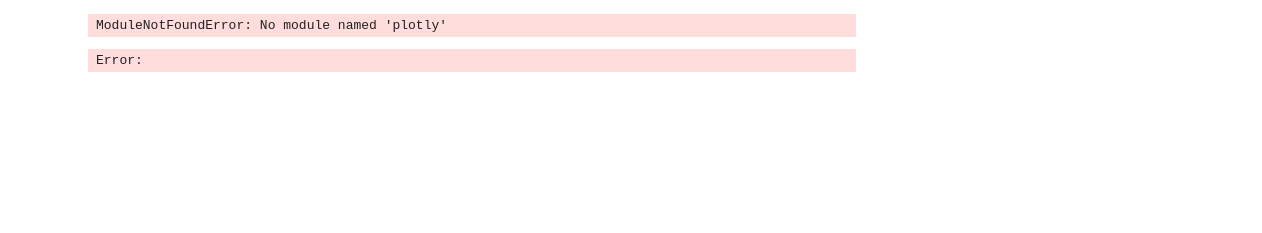
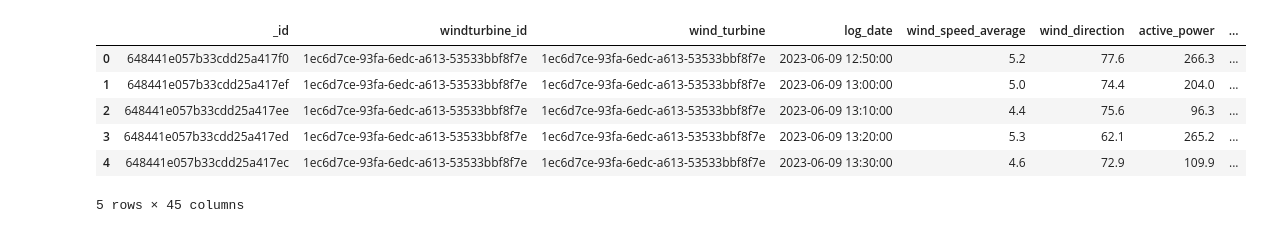
Before and after one commit to NZtalk/Wind-project, a Jupyter notebook: src/scada_graphs.ipynb, the cells around one changed output. Cells and saved outputs as stored; diff of their text form; code cells hidden in the pictures; blank space fills up the shorter version.

Commit message:
scada power graphs by windfarm

```diff
--- a/src/scada_graphs.ipynb
+++ b/src/scada_graphs.ipynb
@@ -3,20 +3,26 @@ import pandas as pd
 from classes.WindAPI import *
 from sqlalchemy import *
 from sqlalchemy.orm import Session
-from create_ref_mariadb import mariadb_connection, windturbines
+from create_ref_mariadb import mariadb_connection, windturbines, windfarms
 from create_ref_mongodb import mongodb_connection
 import pandas as pd
 import plotly.express as px
 from datetime import datetime, timedelta
 import pytz
+
+client_mongodb = mongodb_connection()
+engine_mariadb = mariadb_connection()
-# %% [output]
-ModuleNotFoundError: No module named 'plotly'
 # %%
 def fetch_windturbines_data(engine):
 
     df = pd.read_sql(
     """
-    SELECT wf.windfarm_id, wf.code AS wfCode, wt.windturbine_id, wt.code AS wtCode, wt.last_scada_update
+    SELECT wt.windturbine_id AS wtId,
+        wt.code AS wtCode,
+        wf.windfarm_id AS wfId,
+        wf.code AS wfCode,
+        wf.latitude wfLat,
+        wf.longitude wfLon
     FROM mariadb_itw.windturbines AS wt
     INNER JOIN mariadb_itw.windfarms AS wf
         ON wf.windfarm_id = wt.windfarm_id
@@ -30,25 +36,47 @@ def fetch_windturbines_data(engine):
 
     return df
 
-client_mongodb = mongodb_connection()
-engine_mariadb = mariadb_connection()
-turbinesDF = fetch_windturbines_data(engine_mariadb)
-turbinesDF.head()
+def fetch_windfarms_data(engine):
 
-tz = pytz.timezone('Europe/Paris')
-current_datetime = datetime.now(tz)
-lastday_datetime = current_datetime - timedelta(hours=24)
+    df = pd.read_sql(
+    """
+    SELECT wf.windfarm_id AS wfId,
+        wf.code AS wfCode,
+        wf.latitude wfLat,
+        wf.longitude wfLon
+    FROM mariadb_itw.windfarms AS wf
+    ORDER BY wf.code ASC;
+    """,
+        con=engine
+    )
 
-scada_col = client_mongodb.scada
-scada_data = scada_col.find({
-    "log_date": {'$gte': lastday_datetime}
-}).sort("log_date", 1)
 
-df = pd.DataFrame(list(scada_data))
-
-for turbine in turbinesDF:
-    if (len(df[df['wind_turbine'] == turbine.windturbine_id]) > 0):
-        fig = px.line(df[df['wind_turbine'] == turbine.windturbine_id], x="log_date", y="active_power", title=turbine.wtCode)
-        fig.show()
+    return df
-# %% [output]
-Error:
+# %%
+
+
+turbinesDF = fetch_windturbines_data(engine_mariadb)
+
+tz = pytz.timezone('Europe/Paris')
+current_datetime = datetime.now(tz)
+lastday_datetime = current_datetime - timedelta(hours=24)
+
+scada_col = client_mongodb.scada
+scada_data = scada_col.find({
+    "log_date": {'$gte': lastday_datetime}
+}).sort("log_date", 1)
+
+dfScada = pd.DataFrame(list(scada_data))
+
+dfTurbines = fetch_windturbines_data(engine_mariadb)
+
+dfFinal = dfScada.merge(dfTurbines, left_on="windturbine_id", right_on="wtId")
+dfFinal.head()
+# %% [output]
+|  | _id | windturbine_id | wind_turbine | log_date | wind_speed_average | wind_direction | active_power | ... |
+| 0 | 648441e057b33cdd25a417f0 | 1ec6d7ce-93fa-6edc-a613-53533bbf8f7e | 1ec6d7ce-93fa-6edc-a613-53533bbf8f7e | 2023-06-09 12:50:00 | 5.2 | 77.6 | 266.3 | ... |
+| 1 | 648441e057b33cdd25a417ef | 1ec6d7ce-93fa-6edc-a613-53533bbf8f7e | 1ec6d7ce-93fa-6edc-a613-53533bbf8f7e | 2023-06-09 13:00:00 | 5.0 | 74.4 | 204.0 | ... |
+| 2 | 648441e057b33cdd25a417ee | 1ec6d7ce-93fa-6edc-a613-53533bbf8f7e | 1ec6d7ce-93fa-6edc-a613-53533bbf8f7e | 2023-06-09 13:10:00 | 4.4 | 75.6 | 96.3 | ... |
+| 3 | 648441e057b33cdd25a417ed | 1ec6d7ce-93fa-6edc-a613-53533bbf8f7e | 1ec6d7ce-93fa-6edc-a613-53533bbf8f7e | 2023-06-09 13:20:00 | 5.3 | 62.1 | 265.2 | ... |
+| 4 | 648441e057b33cdd25a417ec | 1ec6d7ce-93fa-6edc-a613-53533bbf8f7e | 1ec6d7ce-93fa-6edc-a613-53533bbf8f7e | 2023-06-09 13:30:00 | 4.6 | 72.9 | 109.9 | ... |
+5 rows × 45 columns
```
Also changed, not shown: parts of 1 cell of this notebook, 1 other file.
